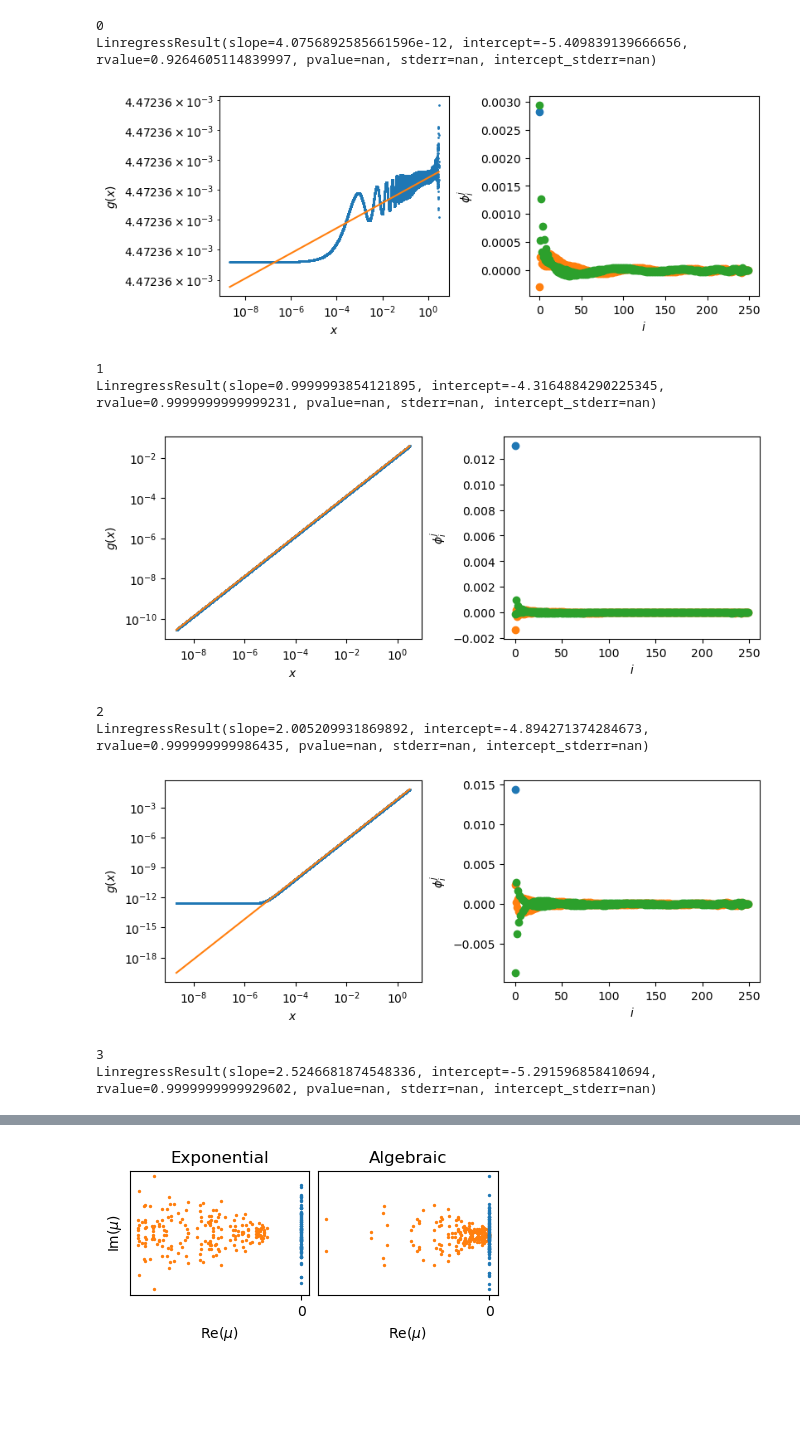
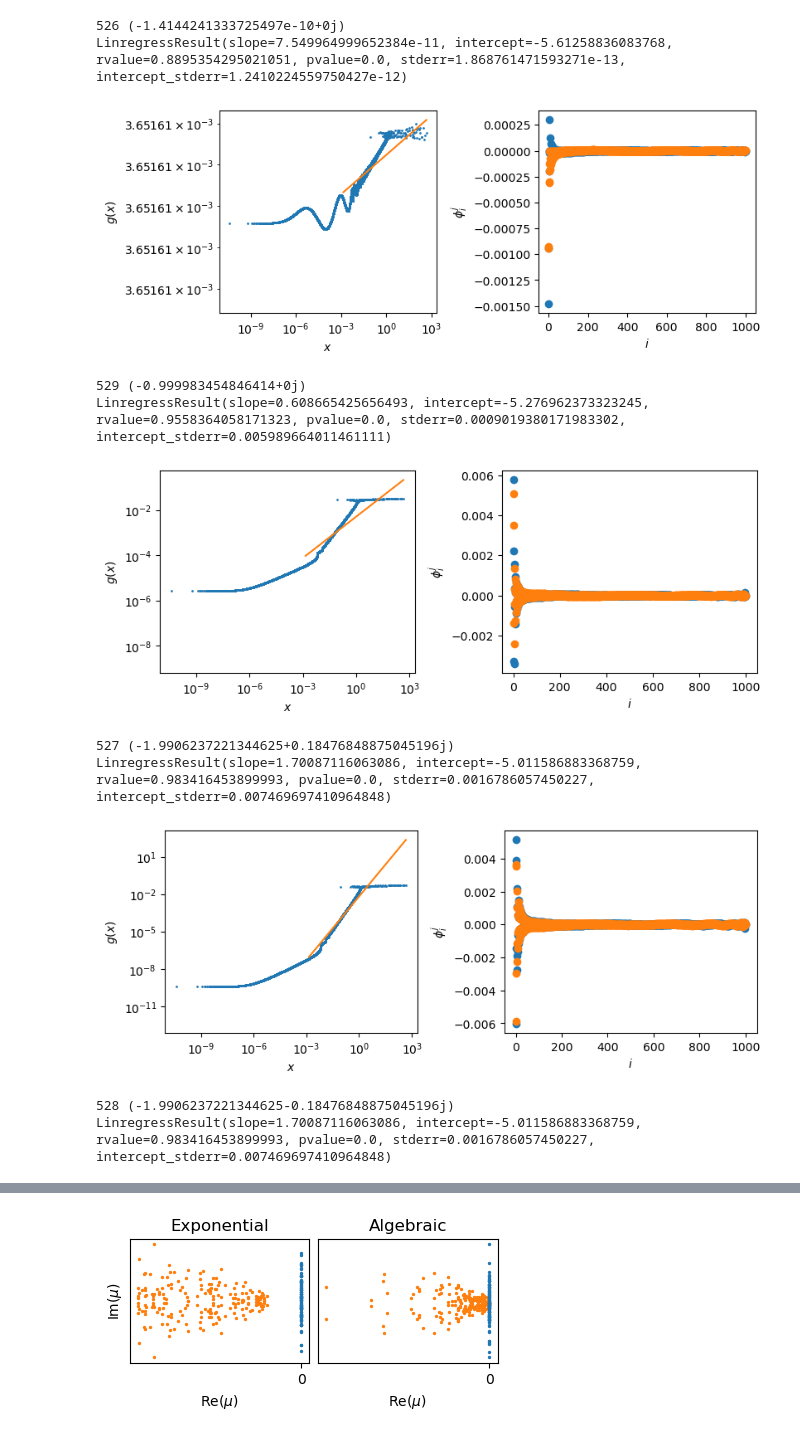
Before and after one commit to znicolaou/kuramoto, a Jupyter notebook: onedim.ipynb, the cells around one changed output, grey strips where cells are left out. Cells and saved outputs as stored; diff of their text form; code cells hidden in the pictures; blank space fills up the shorter version.

```diff
--- a/onedim.ipynb
+++ b/onedim.ipynb
@@ -281,0 +317,23 @@ plt.show()
+# %%
+data=[np.concatenate([np.log(evs[i][:,np.newaxis])/dt,bss[i][::int(T/dt-1)].T],axis=1) for i in range(len(evs))]
+data2=[np.concatenate([np.log(ev2s[i][:,np.newaxis])/dt,bs2s[i][::int(T/dt-1)].T],axis=1) for i in range(len(ev2s))]
+
+plt.subplots(1,2,figsize=(8,2),layout='constrained')
+plt.subplot(1,2,1)
+for i in range(len(data)):
+    vals=-np.sort(np.real(data[i][:,0]))[np.where(-np.sort(np.real(data[i][:,0]))<5)[0]]
+    plt.plot(-np.log(vals/vals[0]),marker='o',lw=0,ms=1)
+    plt.yscale('log')
+    plt.ylabel('$-log(Re(\mu_i)/Re(\mu_{i_0}))$')
+    plt.xlabel('$i$')
+    # plt.gca().set_xticklabels('')
+plt.subplot(1,2,2)
+for i in range(len(data)):
+    vals=-np.sort(np.abs(data[i][:,1]))[np.where(-np.sort(np.real(data[i][:,0]))<5)[0]]
+    plt.plot(vals/vals[0],marker='o',lw=0,ms=1,label='$d=%i$'%ds[i])
+    plt.yscale('log')
+    plt.ylabel('$|b_i|/|b_{i_0}|$')
+    plt.xlabel('$i$')
+plt.gca().legend(loc='center left', markerscale=3, bbox_to_anchor=(1, 0.5))
+
+plt.savefig('1ddmd3.pdf')
@@ -282,41 +342,44 @@ plt.show()
 # %%
 # The five leading Koopman mode in the exponential case; they approximate powers of x, as expected
 for n in range(5):
-    print(n)
+    # i=np.argsort(res2)[n]
+    i=np.argsort(-np.real(mus2))[n]
+    print(i,mus2[i])
+    v=np.concatenate([np.zeros(num//2+1),-2/np.arange(1,num//2+1)*(-1)**np.arange(1,num//2+1)])
+    XX2=X_reconstruct2.dot(v)
+    tinds=np.intersect1d(np.where(np.abs(bs2[:,i])>1E-8)[0],np.where(XX2>1E-8)[0])
 
-    i=np.argsort(res2)[n]
-    tinds=np.where(np.abs(bs2[:,i])>1E-8)
-    reg=linregress(np.log(X2[tinds,0]),np.log(np.abs(bs2[tinds,i])))
-    xs=np.min(X2[:,0])+(np.max(X2[:,0])-np.min(X2[:,0]))*np.arange(10000)/10000
+    reg=linregress(np.log(XX2[tinds]),np.log(np.abs(bs2[tinds,i])))
+    xs=np.min(XX2[:])+(np.max(XX2[:])-np.min(XX2[:]))*np.arange(10000)/10000
     print(reg)
 
     plt.subplots(1,2,figsize=(8,3),layout='constrained')
     plt.subplot(1,2,1)
     plt.plot(xs,np.exp(reg.intercept)*xs**reg.slope,c=colors[1])
-    plt.scatter(X2[:,0],np.abs(bs2[:,i]),s=1)
+    plt.scatter(XX2[:],np.abs(bs2[:,i]),s=1)
     # plt.scatter(X2[:,0],np.imag(bs2[:,i]),s=1)
     plt.yscale('log')
     plt.xscale('log')
     plt.xlabel('$x$')
     plt.ylabel('$g(x)$')
 
 
     plt.subplot(1,2,2)
-    plt.plot(np.real(phis2[:1,i]),marker='o',lw=0)
-    plt.plot(np.real(phis2[1:num//2+1,i]),marker='o',lw=0)
+    # plt.plot(np.real(phis2[:1,i]),marker='o',lw=0)
+    plt.plot(np.real(phis2[:num//2+1,i]),marker='o',lw=0)
     plt.plot(np.real(phis2[num//2+1:,i]),marker='o',lw=0)
     plt.xlabel('$i$')
     plt.ylabel('$\phi_i^j$')
     plt.show()
 # %% [output]
-0
-LinregressResult(slope=4.0756892585661596e-12, intercept=-5.409839139666656, rvalue=0.9264605114839997, pvalue=nan, stderr=nan, intercept_stderr=nan)
+526 (-1.4144241333725497e-10+0j)
+LinregressResult(slope=7.549964999652384e-11, intercept=-5.61258836083768, rvalue=0.8895354295021051, pvalue=0.0, stderr=1.868761471593271e-13, intercept_stderr=1.2410224559750427e-12)
-[figure, old version]
+[figure, new version]
-1
-LinregressResult(slope=0.9999993854121895, intercept=-4.3164884290225345, rvalue=0.9999999999999231, pvalue=nan, stderr=nan, intercept_stderr=nan)
+529 (-0.999983454846414+0j)
+LinregressResult(slope=0.608665425656493, intercept=-5.276962373323245, rvalue=0.9558364058171323, pvalue=0.0, stderr=0.0009019380171983302, intercept_stderr=0.005989664011461111)
-[figure, old version]
+[figure, new version]
-2
-LinregressResult(slope=2.005209931869892, intercept=-4.894271374284673, rvalue=0.999999999986435, pvalue=nan, stderr=nan, intercept_stderr=nan)
+527 (-1.9906237221344625+0.18476848875045196j)
+LinregressResult(slope=1.70087116063086, intercept=-5.011586883368759, rvalue=0.983416453899993, pvalue=0.0, stderr=0.0016786057450227, intercept_stderr=0.007469697410964848)
-[figure, old version]
+[figure, new version]
-3
-LinregressResult(slope=2.5246681874548336, intercept=-5.291596858410694, rvalue=0.9999999999929602, pvalue=nan, stderr=nan, intercept_stderr=nan)
+528 (-1.9906237221344625-0.18476848875045196j)
+LinregressResult(slope=1.70087116063086, intercept=-5.011586883368759, rvalue=0.983416453899993, pvalue=0.0, stderr=0.0016786057450227, intercept_stderr=0.007469697410964848)
```
Also changed, not shown: parts of 17 cells of this notebook, 3 other files.
